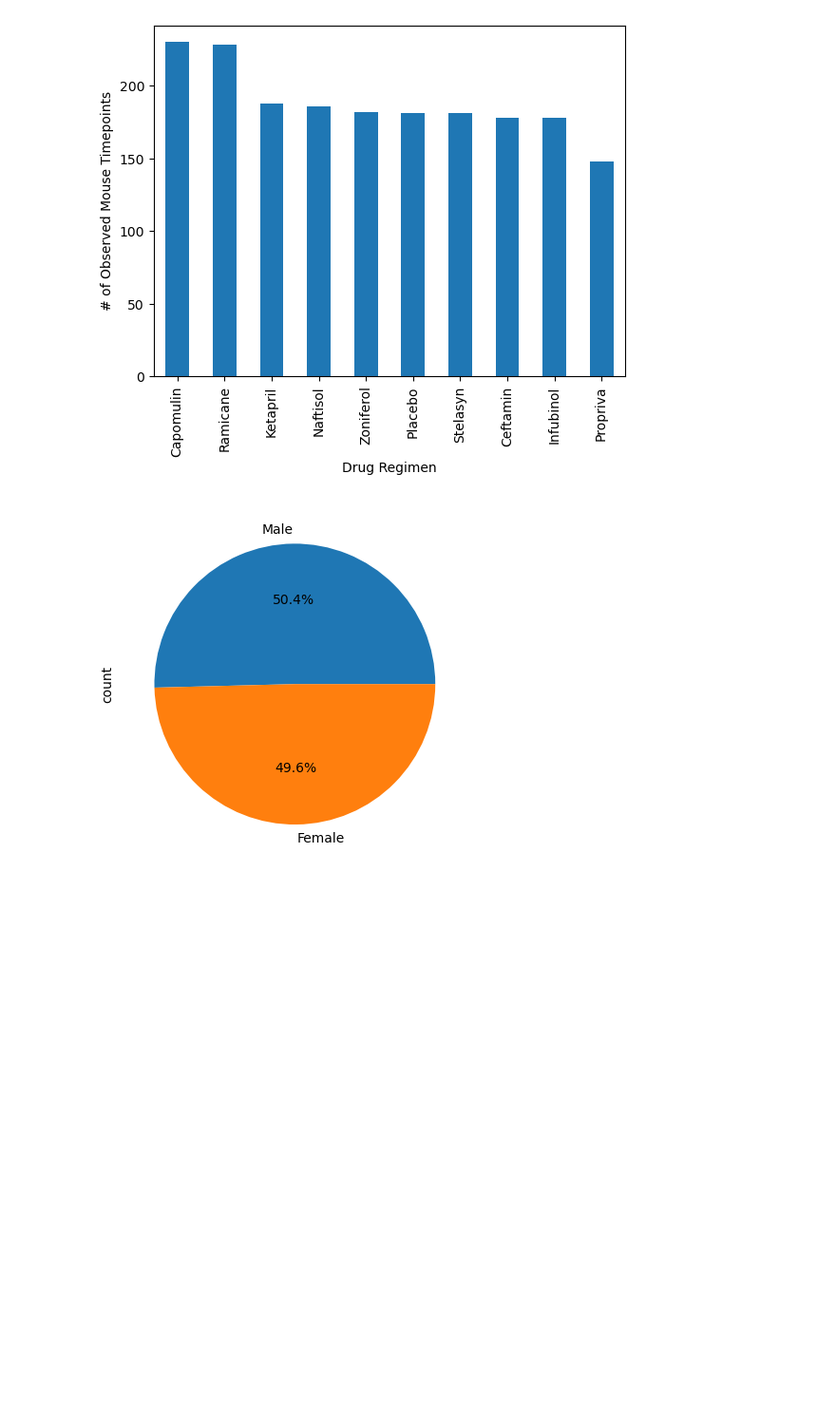
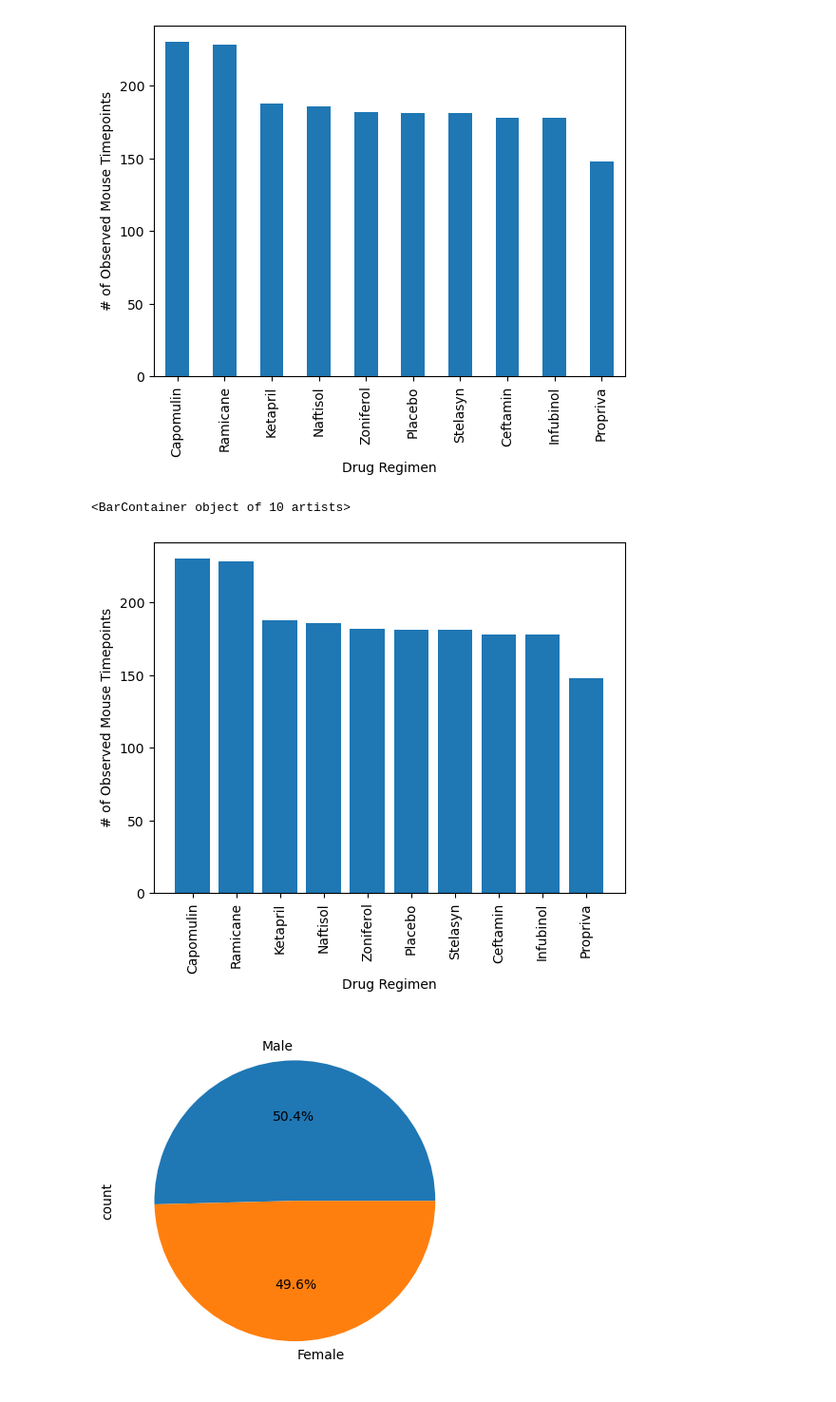
Before and after one commit to ZaneHuttinga/statistics-challenge, a Jupyter notebook: Pymaceuticals/pymaceuticals.ipynb, the cells around one changed output. Shown at 95% size. Drawn from its saved outputs; the diff is of its cells as text; code cells hidden in the pictures; blank space fills up the shorter version.

Commit message:
Finished bar charts

```diff
--- a/Pymaceuticals/pymaceuticals.ipynb
+++ b/Pymaceuticals/pymaceuticals.ipynb
@@ -139,8 +139,15 @@ drug_time_counts.plot.bar(xlabel = 'Drug Regimen', ylabel = '# of Observed Mouse
 # %%
 # Generate a bar plot showing the total number of rows (Mouse ID/Timepoints) for each drug regimen using pyplot.
 
-drug_time_counts_array = drug_time_counts.to_numpy
-#plt.bar()
+drugs = list(drug_time_counts.index)
+timepoints = list(drug_time_counts["Timepoints"])
+plt.xlabel("Drug Regimen")
+plt.ylabel("# of Observed Mouse Timepoints")
+plt.xticks(rotation=90)
+plt.bar(drugs, timepoints)
+# %% [output]
+<BarContainer object of 10 artists>
+[figure, added]
 # %%
 # Generate a pie chart, using Pandas, showing the distribution of unique female versus male mice used in the study
 
```
